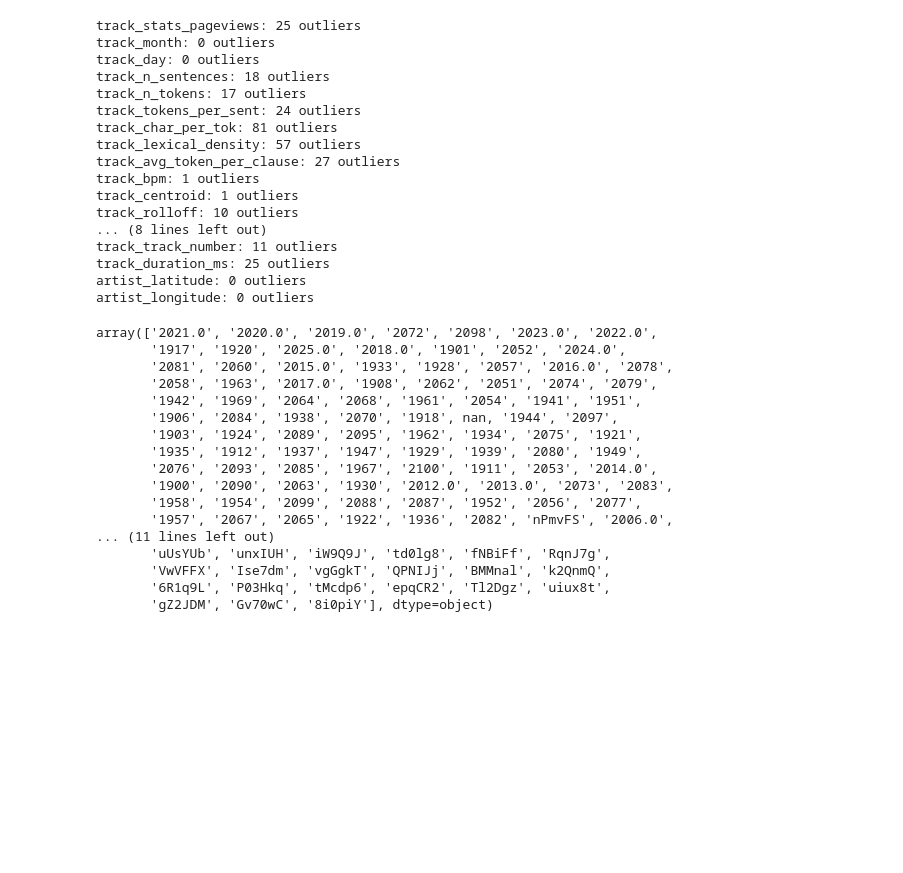
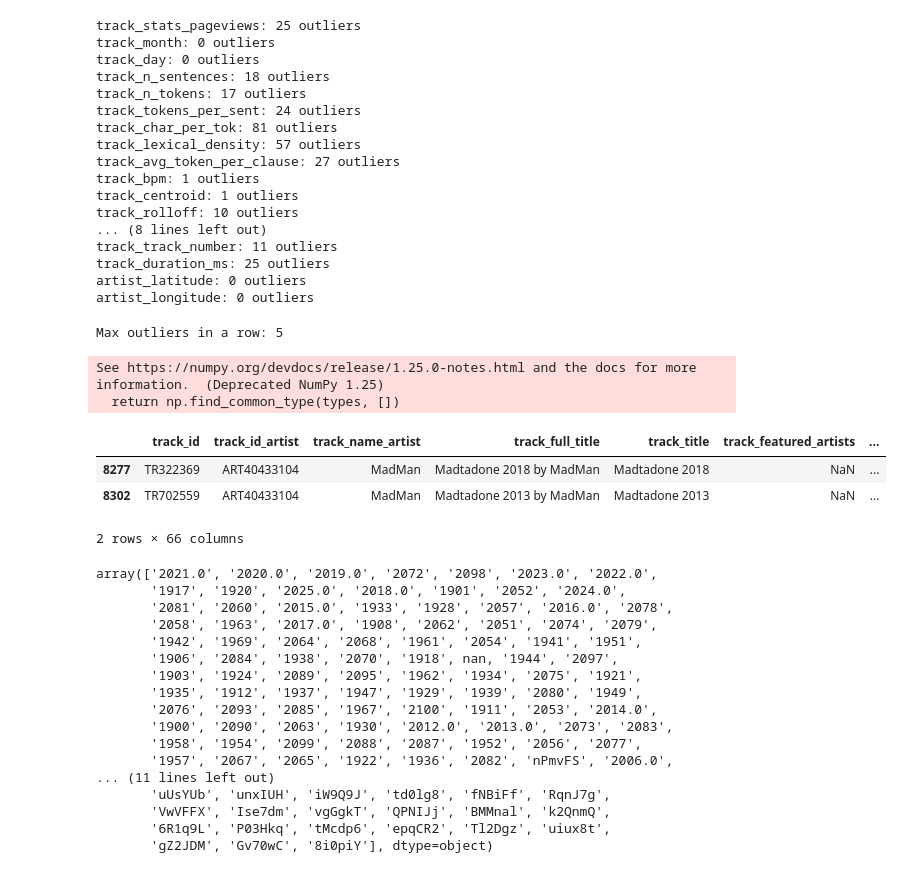
Before and after one commit to Ludovico1104/Progetto-I2ML, a Jupyter notebook: progetto.ipynb, the cells around one changed output. Drawn from its saved outputs; the diff is of its cells as text; code cells hidden in the pictures; blank space fills up the shorter version.

```diff
--- a/progetto.ipynb
+++ b/progetto.ipynb
@@ -268,6 +268,34 @@ track_track_number: 11 outliers
 track_duration_ms: 25 outliers
 artist_latitude: 0 outliers
 artist_longitude: 0 outliers
+# %%
+# Rows that contain the most outlier values (based on z-score > 5)
+numeric_cols = merged.select_dtypes(include="number").apply(pd.to_numeric, errors="coerce")
+
+# Z-score per numeric column
+means = numeric_cols.mean()
+stds = numeric_cols.std()
+stds = stds.mask(stds == 0, np.nan)
+z_scores = (numeric_cols - means) / stds
+
+# Count outliers per row
+outlier_mask = z_scores.abs() > 6
+outlier_count_per_row = outlier_mask.sum(axis=1)
+max_outliers = outlier_count_per_row.max()
+
+rows_with_most_outliers = merged.loc[outlier_count_per_row == max_outliers].copy()
+rows_with_most_outliers["outlier_count"] = outlier_count_per_row[outlier_count_per_row == max_outliers].values
+
+print("Max outliers in a row:", int(max_outliers))
+rows_with_most_outliers
+# %% [output]
+Max outliers in a row: 5
+See https://numpy.org/devdocs/release/1.25.0-notes.html and the docs for more information.  (Deprecated NumPy 1.25)
+  return np.find_common_type(types, [])
+|  | track_id | track_id_artist | track_name_artist | track_full_title | track_title | track_featured_artists | ... |
+| 8277 | TR322369 | ART40433104 | MadMan | Madtadone 2018 by MadMan | Madtadone 2018 | NaN | ... |
+| 8302 | TR702559 | ART40433104 | MadMan | Madtadone 2013 by MadMan | Madtadone 2013 | NaN | ... |
+2 rows × 66 columns
 # %%
 merged['track_year'].unique()
 # %% [output]
```
